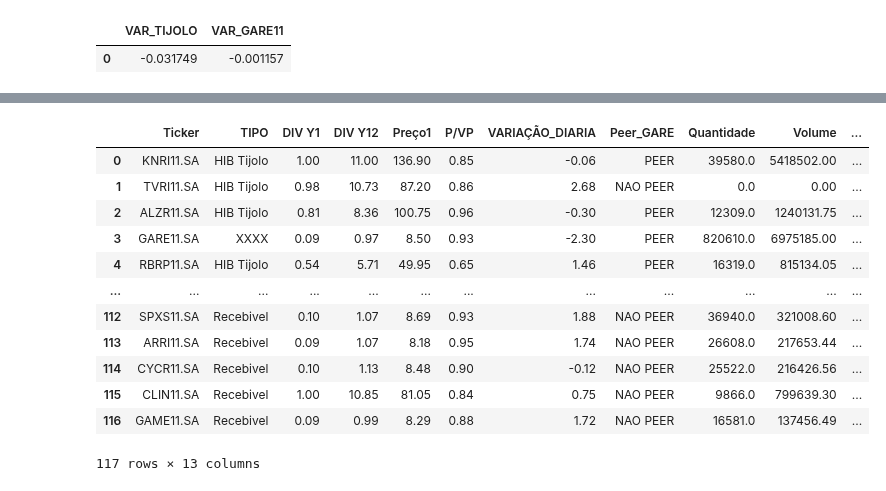
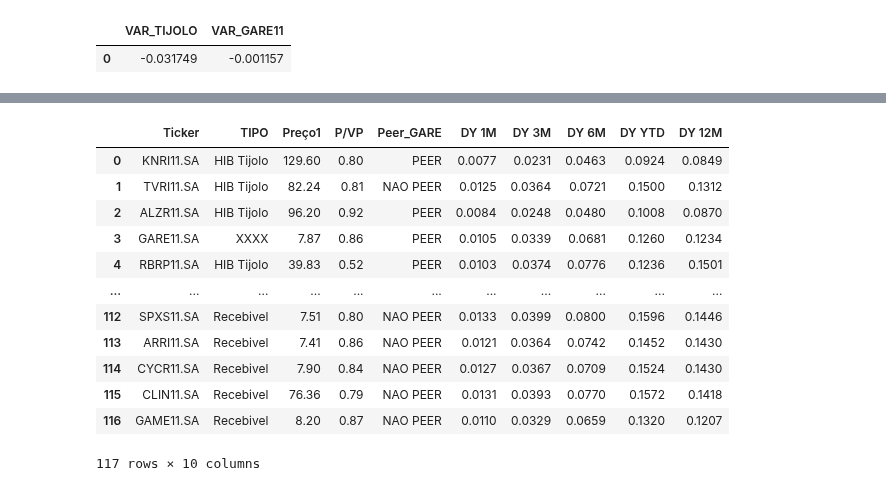
Before and after one commit to LucasFranco-guardian/Relat-rios-Passivo, a Jupyter notebook: Relatorio_ativo.ipynb, the cells around one changed output, grey strips where cells are left out. Drawn from its saved outputs; the diff is of its cells as text; code cells hidden in the pictures.

```diff
--- a/Relatorio_ativo.ipynb
+++ b/Relatorio_ativo.ipynb
@@ -82,8 +82,8 @@ df_tijoloxgare11
 |  | VAR_TIJOLO | VAR_GARE11 |
 | 0 | -0.031749 | -0.001157 |
 # %%
-data_inicial_teste = '2024-12-27'
-data_final_teste = '2024-12-31'
+data_inicial_teste = '2025-2-10'
+data_final_teste = '2025-2-12'
 
 teste = ['GARE11.SA', 'TRXF11.SA', 'KNRI11.SA', 'TVRI11.SA', 'ALZR11.SA', 'RBRP11.SA', 'SARE11.SA']
 teste_ativo = yf.download(fundos_ifix, data_inicial_teste, data_final_teste)['Close']
@@ -111,24 +128,24 @@ base_ativos = base_ativos.rename(columns={'TICKER':'Ticker'})
 # %%
-ativos_merge = pd.merge(base_ativos, ativo_transposto[['2024-12-30', '2024-12-27']],
+ativos_merge = pd.merge(base_ativos, ativo_transposto[['2025-2-11', '2025-2-10']],
                         on = ['Ticker'],
                         how='left',
                         suffixes=('', '_PREÇO'))
 
-ativos_merge.rename(columns={pd.Timestamp('2024-12-30 00:00:00'): 'Preço1', pd.Timestamp('2024-12-27 00:00:00'): 'Preço2' }, inplace=True)
+ativos_merge.rename(columns={pd.Timestamp('2025-2-11 00:00:00'): 'Preço1', pd.Timestamp('2025-2-10 00:00:00'): 'Preço2' }, inplace=True)
 ativos_merge['VM'] = ativos_merge['COTAS']*ativos_merge['Preço1']
 ativos_merge['P/VP'] = ativos_merge['VM']/ativos_merge['VP MM']
 ativos_merge['P/VP'] = ativos_merge['P/VP'].round(2)
 ativos_merge['VARIAÇÃO_DIARIA'] = ((ativos_merge['Preço1'] - ativos_merge['Preço2'])/ativos_merge['Preço2'])*100
 ativos_merge['VARIAÇÃO_DIARIA'] = ativos_merge['VARIAÇÃO_DIARIA'].round(2)
-ativos_merge = ativos_merge.drop(columns=['SUP', 'COTISTAS', 'COTA 2024', 'COTA 2023'])
+ativos_merge = ativos_merge.drop(columns=['SUP', 'COTISTAS'])
 ativos_merge['Peer_GARE'] = ativos_merge['Ticker'].apply(peer)
 
-ativos_merge = pd.merge(ativos_merge, volume_transposto[['2024-12-30', '2024-12-27']],
+ativos_merge = pd.merge(ativos_merge, volume_transposto[['2025-2-11', '2025-2-10']],
                         on = ['Ticker'],
                         how='left',
                         suffixes=('', '_Vol'))
 
-ativos_merge.rename(columns={pd.Timestamp('2024-12-30 00:00:00'): 'Volume1', pd.Timestamp('2024-12-27 00:00:00'): 'Volume2' }, inplace=True)
+ativos_merge.rename(columns={pd.Timestamp('2025-2-11 00:00:00'): 'Volume1', pd.Timestamp('2025-2-10 00:00:00'): 'Volume2' }, inplace=True)
 ativos_merge = ativos_merge.drop(columns=['Volume2'])
 ativos_merge= ativos_merge.rename(columns={'Volume1':'Quantidade'})
 ativos_merge['Volume'] = ativos_merge['Preço1']*ativos_merge['Quantidade']
@@ -278,24 +295,31 @@ plt.show()
 # %%
 base_dividendos = ativos_merge.copy()
 
 base_dividendos = base_dividendos.drop(columns = ['VP MM', 'COTAS', 'LIQUIDEZ - MÉDIA', 'LIQUIDEZ - SOMA', 'Preço2', 'VM'])
-base_dividendos['DIV Y1'] = base_dividendos['DIV Y1'].round(2)
-base_dividendos['DIV Y12'] = base_dividendos['DIV Y12'].round(2)
+base_dividendos['DIV Y1'] = base_dividendos['DIV Y1'].round(4)
+base_dividendos['DIV Y12'] = base_dividendos['DIV Y12'].round(4)
 
-base_dividendos['YIELD 1M'] = ((base_dividendos['DIV Y1']/base_dividendos['Preço1'])*100).round(2)
-base_dividendos['YIELD 12M'] = ((base_dividendos['DIV Y12']/base_dividendos['Preço1'])*100).round(2)
+base_dividendos['DY 1M'] = ((base_dividendos['DIV Y1']/base_dividendos['Preço1'])).round(4)
+base_dividendos['DY 3M'] = ((base_dividendos['DIV Y3']/base_dividendos['Preço1'])).round(4)
+base_dividendos['DY 6M'] = ((base_dividendos['DIV Y6']/base_dividendos['Preço1'])).round(4)
+base_dividendos['DY YTD'] = base_dividendos['DY 1M']*12
+base_dividendos['DY 12M'] = ((base_dividendos['DIV Y12']/base_dividendos['Preço1'])).round(4)
 base_dividendos
+
+df_dividendos = base_dividendos.copy()
+df_dividendos = df_dividendos.drop(columns=['DIV Y1', 'DIV Y3', 'DIV Y6', 'DIV Y12', 'Quantidade', '%PL', 'VARIAÇÃO_DIARIA', 'Volume'])
+df_dividendos
 # %% [output]
-|  | Ticker | TIPO | DIV Y1 | DIV Y12 | Preço1 | P/VP | VARIAÇÃO_DIARIA | Peer_GARE | Quantidade | Volume | ... |
-| 0 | KNRI11.SA | HIB Tijolo | 1.00 | 11.00 | 136.90 | 0.85 | -0.06 | PEER | 39580.0 | 5418502.00 | ... |
-| 1 | TVRI11.SA | HIB Tijolo | 0.98 | 10.73 | 87.20 | 0.86 | 2.68 | NAO PEER | 0.0 | 0.00 | ... |
-| 2 | ALZR11.SA | HIB Tijolo | 0.81 | 8.36 | 100.75 | 0.96 | -0.30 | PEER | 12309.0 | 1240131.75 | ... |
-| 3 | GARE11.SA | XXXX | 0.09 | 0.97 | 8.50 | 0.93 | -2.30 | PEER | 820610.0 | 6975185.00 | ... |
-| 4 | RBRP11.SA | HIB Tijolo | 0.54 | 5.71 | 49.95 | 0.65 | 1.46 | PEER | 16319.0 | 815134.05 | ... |
-| ... | ... | ... | ... | ... | ... | ... | ... | ... | ... | ... | ... |
-| 112 | SPXS11.SA | Recebivel | 0.10 | 1.07 | 8.69 | 0.93 | 1.88 | NAO PEER | 36940.0 | 321008.60 | ... |
-| 113 | ARRI11.SA | Recebivel | 0.09 | 1.07 | 8.18 | 0.95 | 1.74 | NAO PEER | 26608.0 | 217653.44 | ... |
-| 114 | CYCR11.SA | Recebivel | 0.10 | 1.13 | 8.48 | 0.90 | -0.12 | NAO PEER | 25522.0 | 216426.56 | ... |
-| 115 | CLIN11.SA | Recebivel | 1.00 | 10.85 | 81.05 | 0.84 | 0.75 | NAO PEER | 9866.0 | 799639.30 | ... |
-| 116 | GAME11.SA | Recebivel | 0.09 | 0.99 | 8.29 | 0.88 | 1.72 | NAO PEER | 16581.0 | 137456.49 | ... |
+|  | Ticker | TIPO | Preço1 | P/VP | Peer_GARE | DY 1M | DY 3M | DY 6M | DY YTD | DY 12M |
+| 0 | KNRI11.SA | HIB Tijolo | 129.60 | 0.80 | PEER | 0.0077 | 0.0231 | 0.0463 | 0.0924 | 0.0849 |
+| 1 | TVRI11.SA | HIB Tijolo | 82.24 | 0.81 | NAO PEER | 0.0125 | 0.0364 | 0.0721 | 0.1500 | 0.1312 |
+| 2 | ALZR11.SA | HIB Tijolo | 96.20 | 0.92 | PEER | 0.0084 | 0.0248 | 0.0480 | 0.1008 | 0.0870 |
+| 3 | GARE11.SA | XXXX | 7.87 | 0.86 | PEER | 0.0105 | 0.0339 | 0.0681 | 0.1260 | 0.1234 |
+| 4 | RBRP11.SA | HIB Tijolo | 39.83 | 0.52 | PEER | 0.0103 | 0.0374 | 0.0776 | 0.1236 | 0.1501 |
+| ... | ... | ... | ... | ... | ... | ... | ... | ... | ... | ... |
+| 112 | SPXS11.SA | Recebivel | 7.51 | 0.80 | NAO PEER | 0.0133 | 0.0399 | 0.0800 | 0.1596 | 0.1446 |
+| 113 | ARRI11.SA | Recebivel | 7.41 | 0.86 | NAO PEER | 0.0121 | 0.0364 | 0.0742 | 0.1452 | 0.1430 |
+| 114 | CYCR11.SA | Recebivel | 7.90 | 0.84 | NAO PEER | 0.0127 | 0.0367 | 0.0709 | 0.1524 | 0.1430 |
+| 115 | CLIN11.SA | Recebivel | 76.36 | 0.79 | NAO PEER | 0.0131 | 0.0393 | 0.0770 | 0.1572 | 0.1418 |
+| 116 | GAME11.SA | Recebivel | 8.20 | 0.87 | NAO PEER | 0.0110 | 0.0329 | 0.0659 | 0.1320 | 0.1207 |
-117 rows × 13 columns
+117 rows × 10 columns
```
Also changed, not shown: parts of 9 cells of this notebook, 2 other files.
